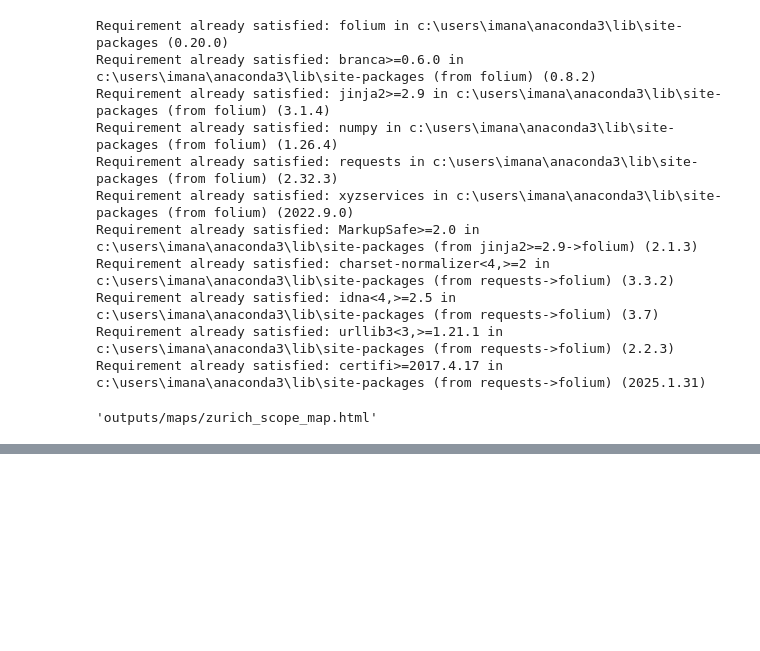
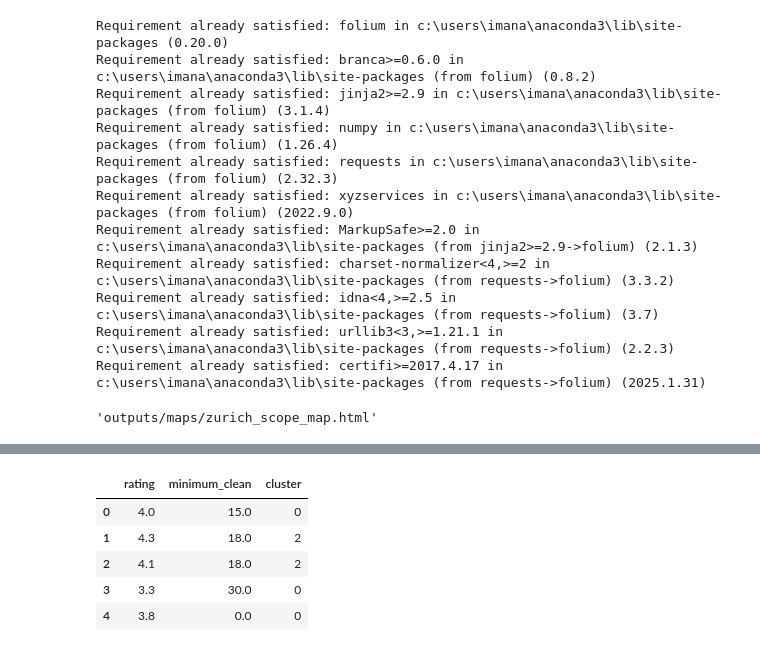
Before and after one commit to tenzompa/DA-Project, a Jupyter notebook: eda.ipynb, the cells around one changed output, grey strips where cells are left out. Saved outputs shown, nothing was run; the diff lists cells and outputs as text; code cells hidden in the pictures; blank space fills up the shorter version.

```diff
--- a/eda.ipynb
+++ b/eda.ipynb
@@ -239,0 +412,13 @@ output_path
+# %%
+# Finales K-Means-Modell
+kmeans = KMeans(n_clusters=3, random_state=42)
+df["cluster"] = kmeans.fit_predict(X_scaled)
+
+df[["rating", "minimum_clean", "cluster"]].head()
+# %% [output]
+|  | rating | minimum_clean | cluster |
+| 0 | 4.0 | 15.0 | 0 |
+| 1 | 4.3 | 18.0 | 2 |
+| 2 | 4.1 | 18.0 | 2 |
+| 3 | 3.3 | 30.0 | 0 |
+| 4 | 3.8 | 0.0 | 0 |
```
Also changed, not shown: parts of 21 cells of this notebook.
